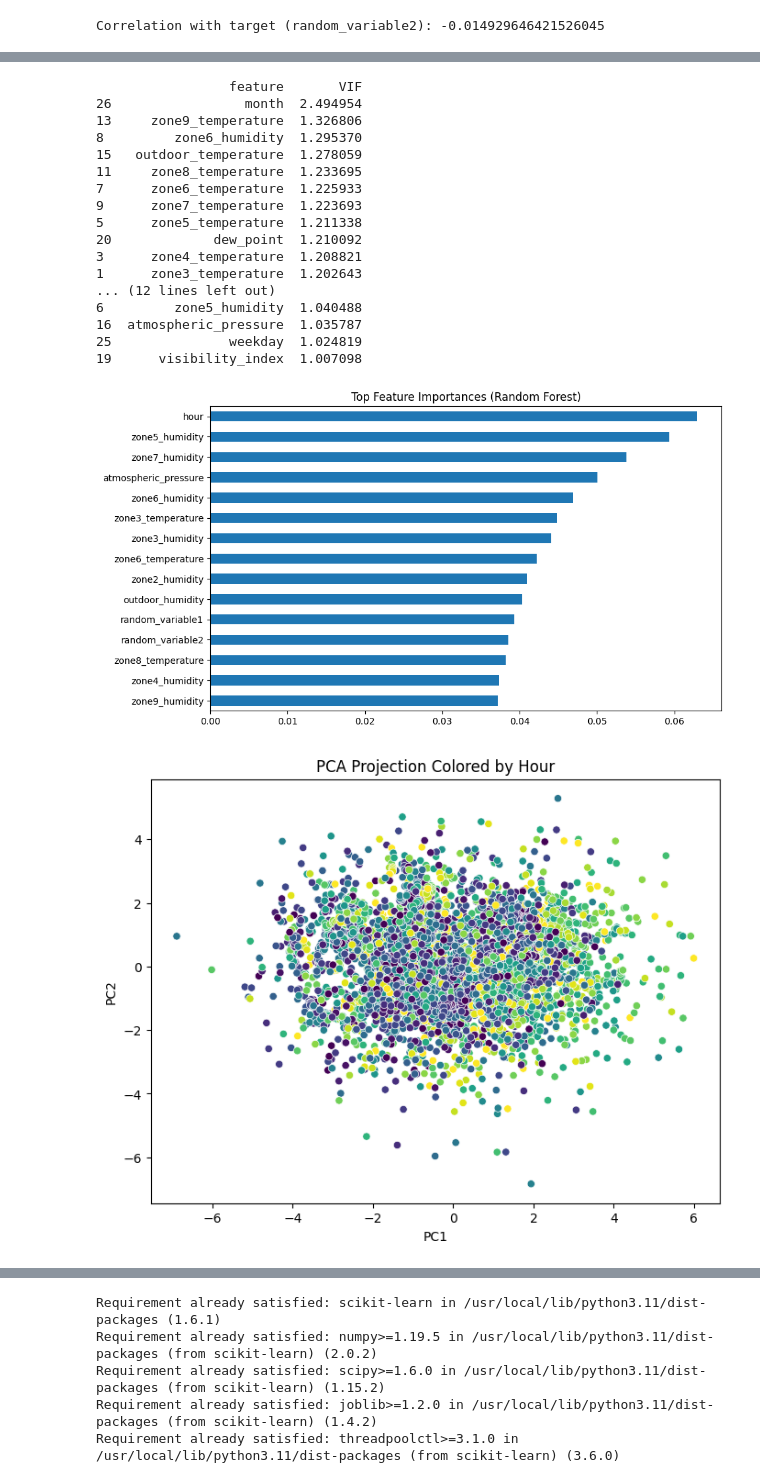
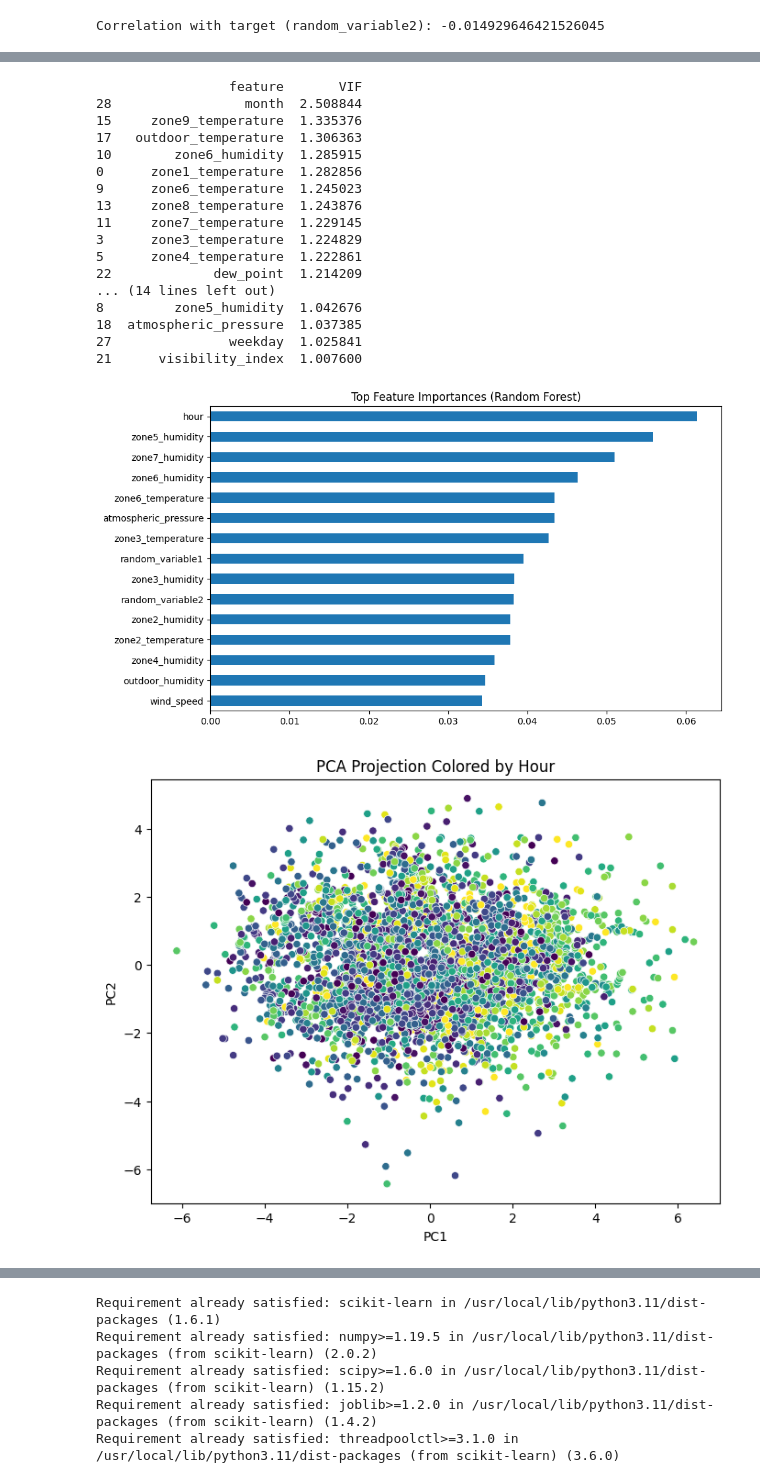
Before and after one commit to Sma9016/DS-Intern-Assignment-Muthu-Aravind, a Jupyter notebook: data-intern-project.ipynb, the cells around one changed output, grey strips where cells are left out. Drawn from its saved outputs; the diff is of its cells as text; code cells hidden in the pictures.

```diff
--- a/data-intern-project.ipynb
+++ b/data-intern-project.ipynb
@@ -160,14 +160,22 @@ from sklearn.decomposition import PCA
 from sklearn.cluster import KMeans
 import statsmodels.api as sm
 
-# Load and parse timestamp
-df = pd.read_excel('data.xlsx')
+# # Load and parse timestamp
+# df = pd.read_excel('data.xlsx')
 df['timestamp'] = pd.to_datetime(df['timestamp'])
 df['hour'] = df['timestamp'].dt.hour
 df['day'] = df['timestamp'].dt.day
 df['weekday'] = df['timestamp'].dt.dayofweek
 df['month'] = df['timestamp'].dt.month
 # Skewness & Kurtosis
+target = 'equipment_energy_consumption'
+df[target] = pd.to_numeric(df[target], errors='coerce')
+# Drop rows with errors after conversion
+# df = df[df['equipment_energy_consumption'] != 'error']  # Already handled by pd.to_numeric
+
+# Drop rows with NaNs in the target to prevent issues later
+df.dropna(subset=[target], inplace=True)
+
 print(f"Skewness: {skew(df[target])}")
 print(f"Kurtosis: {kurtosis(df[target])}")
 
@@ -264,20 +272,20 @@ Kurtosis: nan
 [figure]
                  feature       VIF
-26                 month  2.494954
-13     zone9_temperature  1.326806
-8         zone6_humidity  1.295370
-15   outdoor_temperature  1.278059
-11     zone8_temperature  1.233695
-7      zone6_temperature  1.225933
-9      zone7_temperature  1.223693
-5      zone5_temperature  1.211338
-20             dew_point  1.210092
-3      zone4_temperature  1.208821
-1      zone3_temperature  1.202643
-... (12 lines left out)
-6         zone5_humidity  1.040488
-16  atmospheric_pressure  1.035787
-25               weekday  1.024819
-19      visibility_index  1.007098
+28                 month  2.508844
+15     zone9_temperature  1.335376
+17   outdoor_temperature  1.306363
+10        zone6_humidity  1.285915
+0      zone1_temperature  1.282856
+9      zone6_temperature  1.245023
+13     zone8_temperature  1.243876
+11     zone7_temperature  1.229145
+3      zone3_temperature  1.224829
+5      zone4_temperature  1.222861
+22             dew_point  1.214209
+... (14 lines left out)
+8         zone5_humidity  1.042676
+18  atmospheric_pressure  1.037385
+27               weekday  1.025841
+21      visibility_index  1.007600
-[figure, old version]
+[figure, new version]
-[figure, old version]
+[figure, new version]
```
Also changed, not shown: parts of 11 cells of this notebook, 1 other file.
